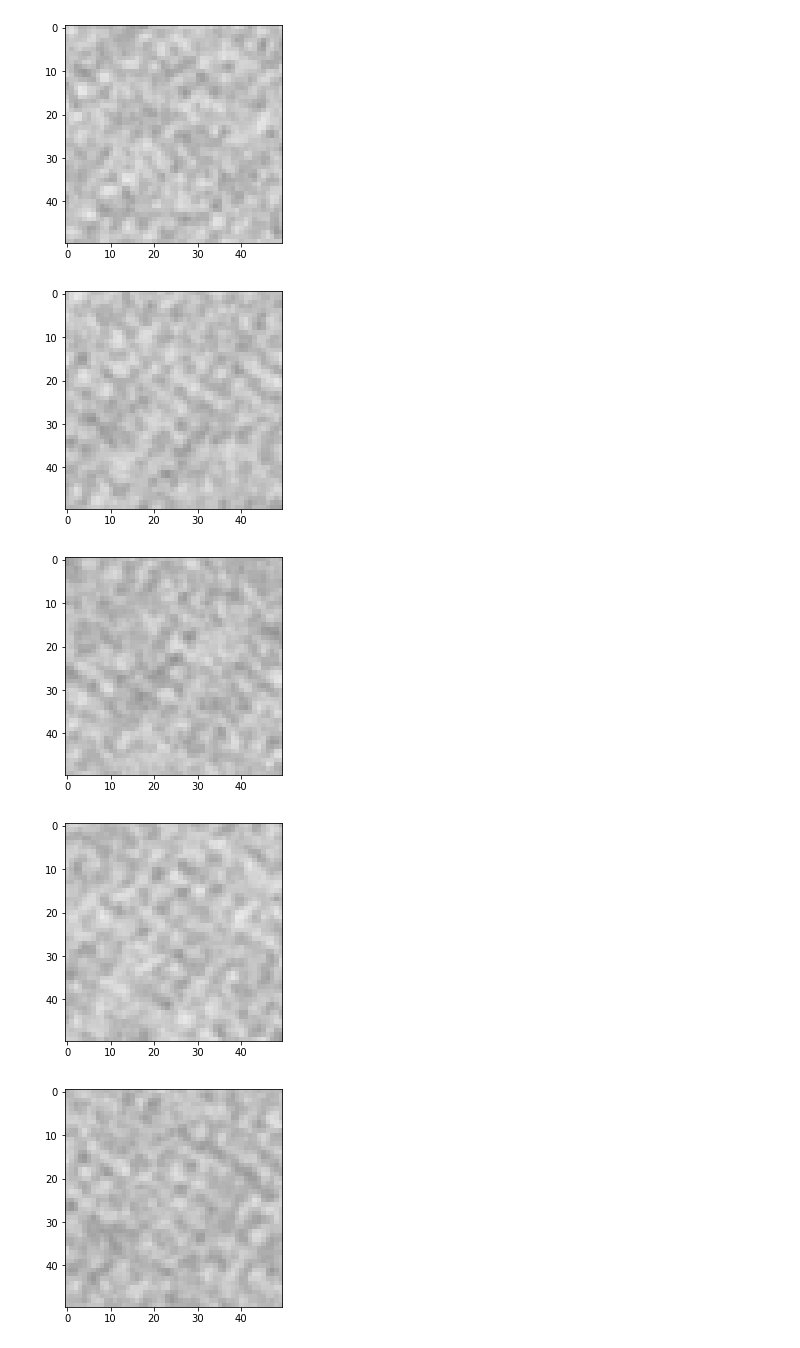
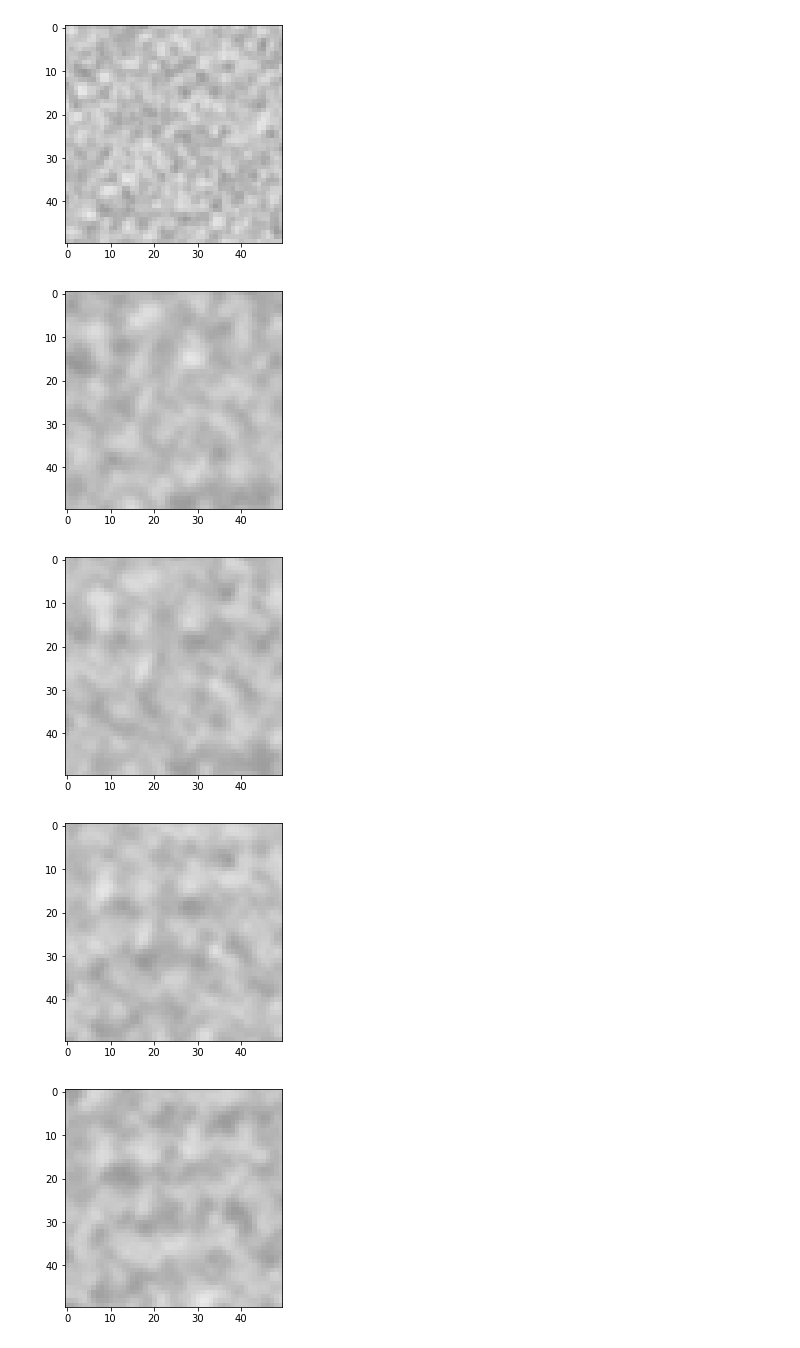
Before and after one commit to inniyah/JupyterTests, a Jupyter notebook: work/HillNoise1.ipynb, the cells around one changed output. Saved outputs shown, nothing was run; the diff lists cells and outputs as text; code cells hidden in the pictures.

```diff
--- a/work/HillNoise1.ipynb
+++ b/work/HillNoise1.ipynb
@@ -323,23 +396,23 @@ class HillNoise3Dbis:
 # %%
 hn3d = HillNoise3Dbis([random() for _ in range(32)])
 
 img_w = 50
 img_h = 50
 
-for z in range(0, 40, 10):
+for z in range(0, 10, 1):
     img = Image.new('RGBA', (img_w, img_h), (0, 0, 0, 0))
     pixels = img.load()
     for x in range(img_w):
         for y in range(img_h):
-            h = hn3d.evaluate(x, y, z) * 127 + 128
+            h = hn3d.evaluate(x / 2, y / 2, z) * 127 + 128
             r = h
             g = h
             b = h
             pixels[x, y] = ( int(r), int(g), int(b), int(255) )
     plt.imshow(img)
     plt.show()
 # %% [output]
-[figure, old version]
+[figure, new version]
-[figure, old version]
+[figure, new version]
-[figure, old version]
+[figure, new version]
-[figure, old version]
+[figure, new version]
```
Also changed, not shown: parts of 6 cells of this notebook.
